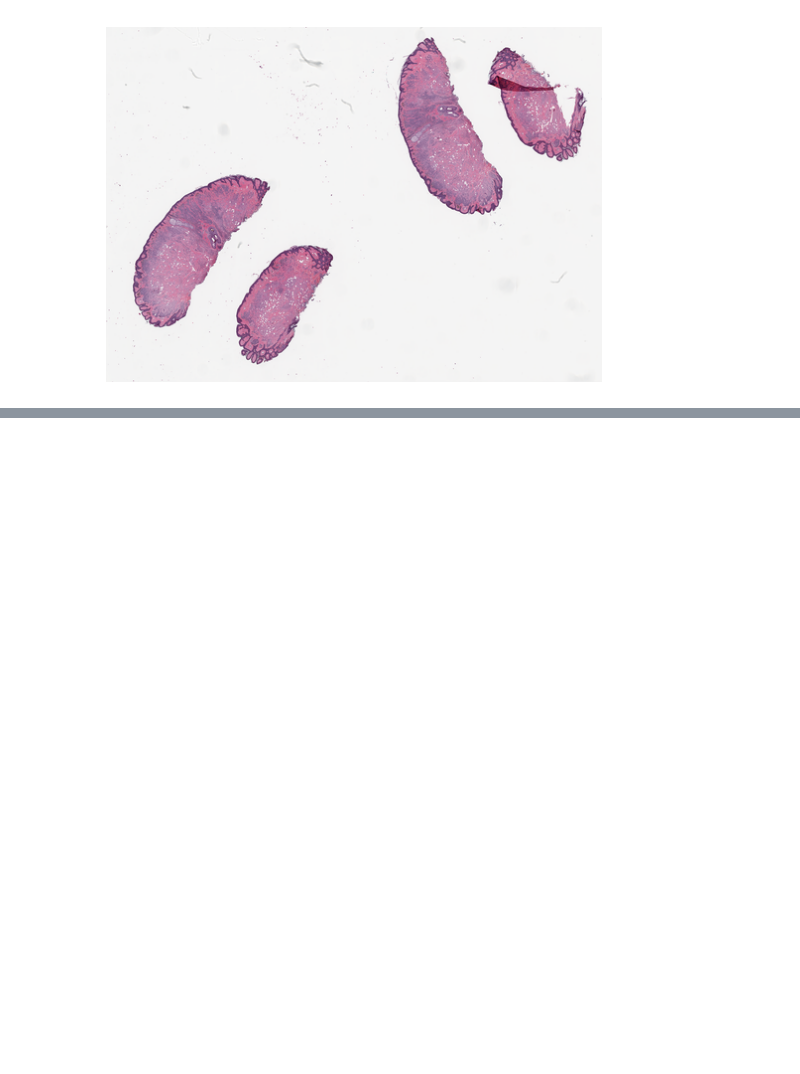
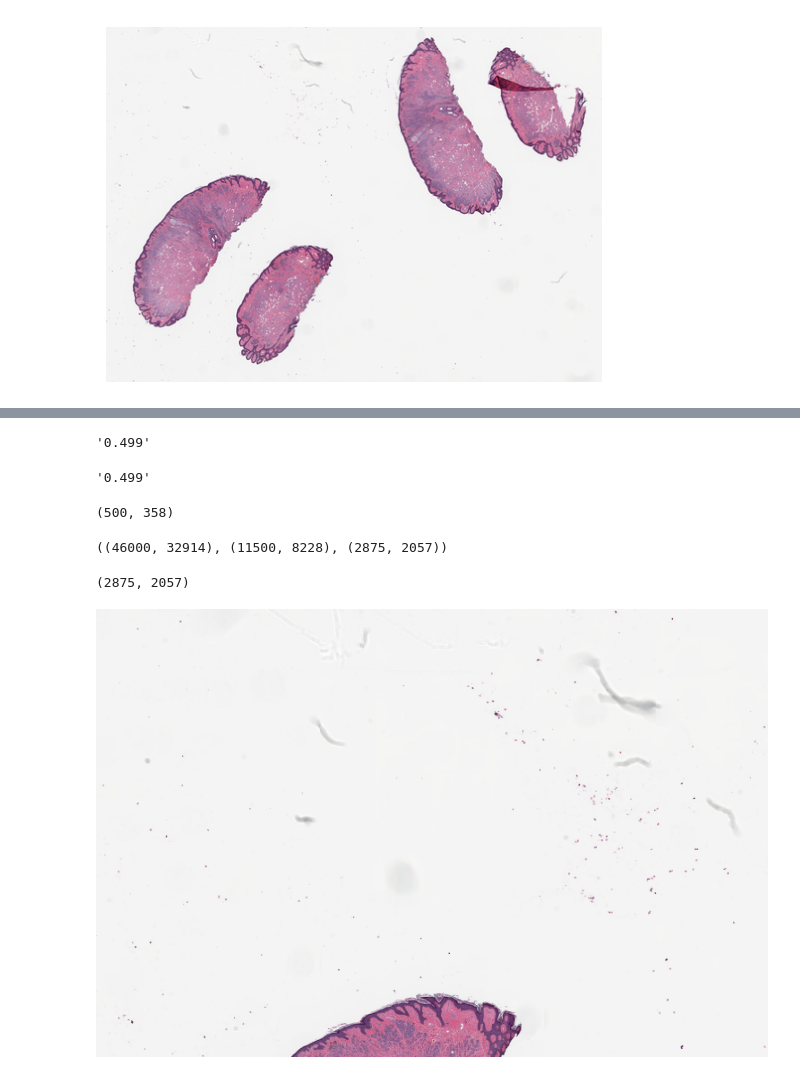
Before and after one commit to zuls/WSI, a Jupyter notebook: WSI.ipynb, the cells around one changed output, grey strips where cells are left out. Cells and saved outputs as stored; diff of their text form; code cells hidden in the pictures; blank space fills up the shorter version.

```diff
--- a/WSI.ipynb
+++ b/WSI.ipynb
@@ -68,0 +91,4 @@ plt.axis('off')
+# %%
+slide = openslide.open_slide('CMU-1.svs')
+slide_props = slide.properties
+slide_props
@@ -68,0 +105,27 @@ plt.axis('off')
+# %%
+slide_props[openslide.PROPERTY_NAME_MPP_X]
+# %% [output]
+'0.499'
+# %%
+slide_props[openslide.PROPERTY_NAME_MPP_Y]
+# %% [output]
+'0.499'
+# %%
+thumbnail.size
+# %% [output]
+(500, 358)
+# %%
+dims = slide.level_dimensions
+dims
+# %% [output]
+((46000, 32914), (11500, 8228), (2875, 2057))
+# %%
+level3_dim = dims[2]
+level3_dim
+# %% [output]
+(2875, 2057)
+# %%
+level3_img = slide.read_region((0, 0), 2, (1500, 1000))
+level3_img
+# %% [output]
+[figure, added]
```
Also changed, not shown: parts of 9 cells of this notebook.
